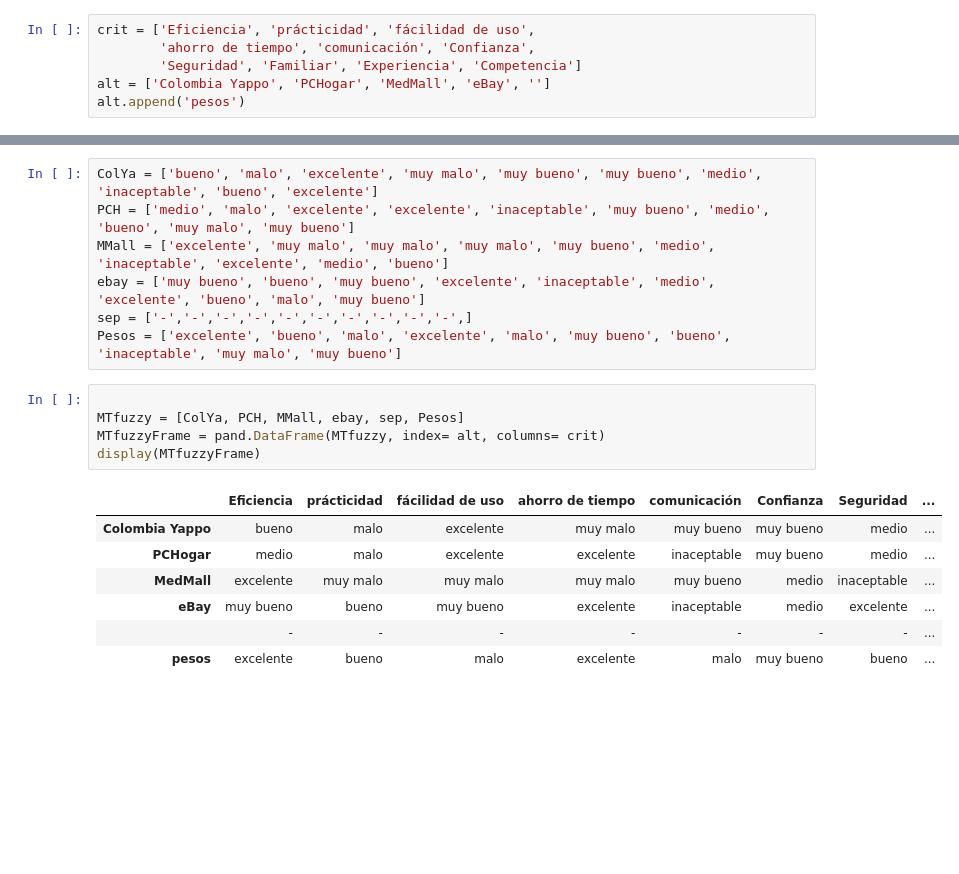
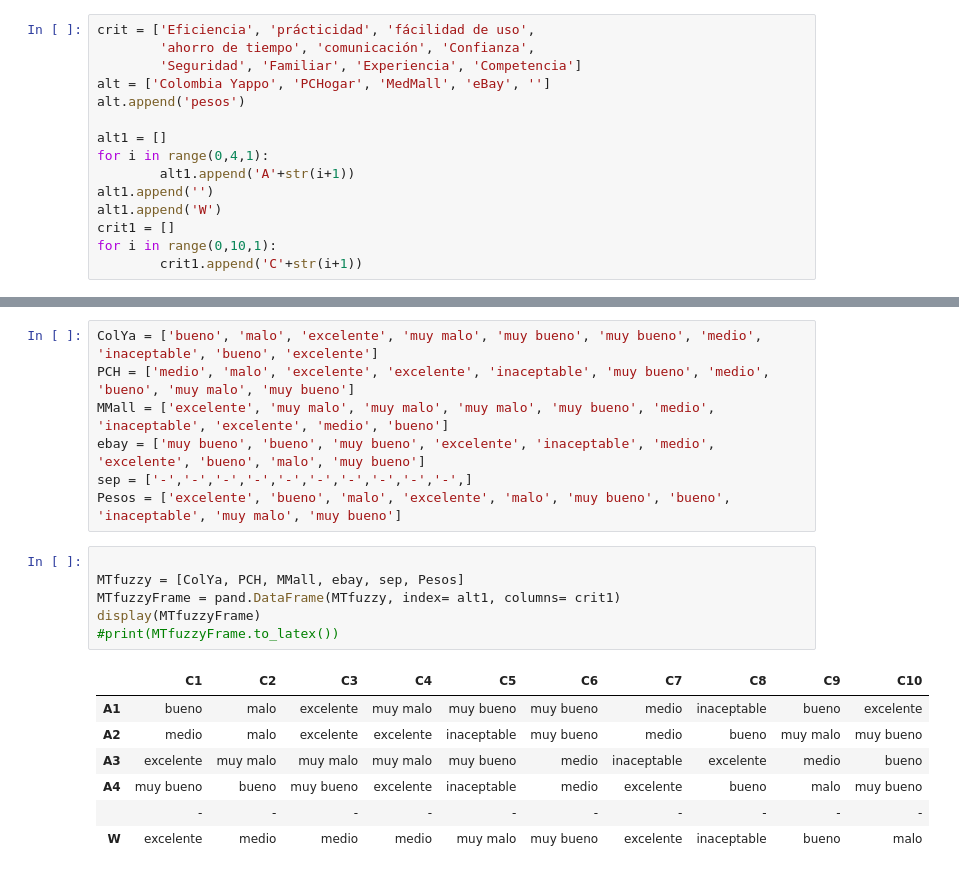
Before and after one commit to DavidbjArangoh/Seminario2_Optimizacion2, a Jupyter notebook: Punto1_TOPSIS_DIFUSO.ipynb, the cells around one changed output, grey strips where cells are left out. Cells and saved outputs as stored; diff of their text form; blank space fills up the shorter version.

```diff
--- a/Punto1_TOPSIS_DIFUSO.ipynb
+++ b/Punto1_TOPSIS_DIFUSO.ipynb
@@ -44,6 +44,15 @@ crit = ['Eficiencia', 'prácticidad', 'fácilidad de uso',
         'Seguridad', 'Familiar', 'Experiencia', 'Competencia']
 alt = ['Colombia Yappo', 'PCHogar', 'MedMall', 'eBay', '']
 alt.append('pesos')
+
+alt1 = []
+for i in range(0,4,1):
+        alt1.append('A'+str(i+1))
+alt1.append('')
+alt1.append('W')
+crit1 = []
+for i in range(0,10,1):
+        crit1.append('C'+str(i+1))
 # %% [markdown]
 Escala de valores lingüistícos=
 
@@ -71,16 +80,17 @@ Pesos = ['excelente', 'bueno', 'malo', 'excelente', 'malo', 'muy bueno', 'bueno'
 # %%
 
 MTfuzzy = [ColYa, PCH, MMall, ebay, sep, Pesos]
-MTfuzzyFrame = pand.DataFrame(MTfuzzy, index= alt, columns= crit)
+MTfuzzyFrame = pand.DataFrame(MTfuzzy, index= alt1, columns= crit1)
 display(MTfuzzyFrame)
+#print(MTfuzzyFrame.to_latex())
 # %% [output]
-|  | Eficiencia | prácticidad | fácilidad de uso | ahorro de tiempo | comunicación | Confianza | Seguridad | ... |
-| Colombia Yappo | bueno | malo | excelente | muy malo | muy bueno | muy bueno | medio | ... |
-| PCHogar | medio | malo | excelente | excelente | inaceptable | muy bueno | medio | ... |
-| MedMall | excelente | muy malo | muy malo | muy malo | muy bueno | medio | inaceptable | ... |
-| eBay | muy bueno | bueno | muy bueno | excelente | inaceptable | medio | excelente | ... |
-|  | - | - | - | - | - | - | - | ... |
-| pesos | excelente | bueno | malo | excelente | malo | muy bueno | bueno | ... |
+|  | C1 | C2 | C3 | C4 | C5 | C6 | C7 | C8 | C9 | C10 |
+| A1 | bueno | malo | excelente | muy malo | muy bueno | muy bueno | medio | inaceptable | bueno | excelente |
+| A2 | medio | malo | excelente | excelente | inaceptable | muy bueno | medio | bueno | muy malo | muy bueno |
+| A3 | excelente | muy malo | muy malo | muy malo | muy bueno | medio | inaceptable | excelente | medio | bueno |
+| A4 | muy bueno | bueno | muy bueno | excelente | inaceptable | medio | excelente | bueno | malo | muy bueno |
+|  | - | - | - | - | - | - | - | - | - | - |
+| W | excelente | medio | medio | medio | muy malo | muy bueno | excelente | inaceptable | bueno | malo |
 # %%
 I = sp.Matrix([1,1,2])
 MM = sp.Matrix([1,2,3])
```
Also changed, not shown: parts of 7 cells of this notebook, 1 other file.
